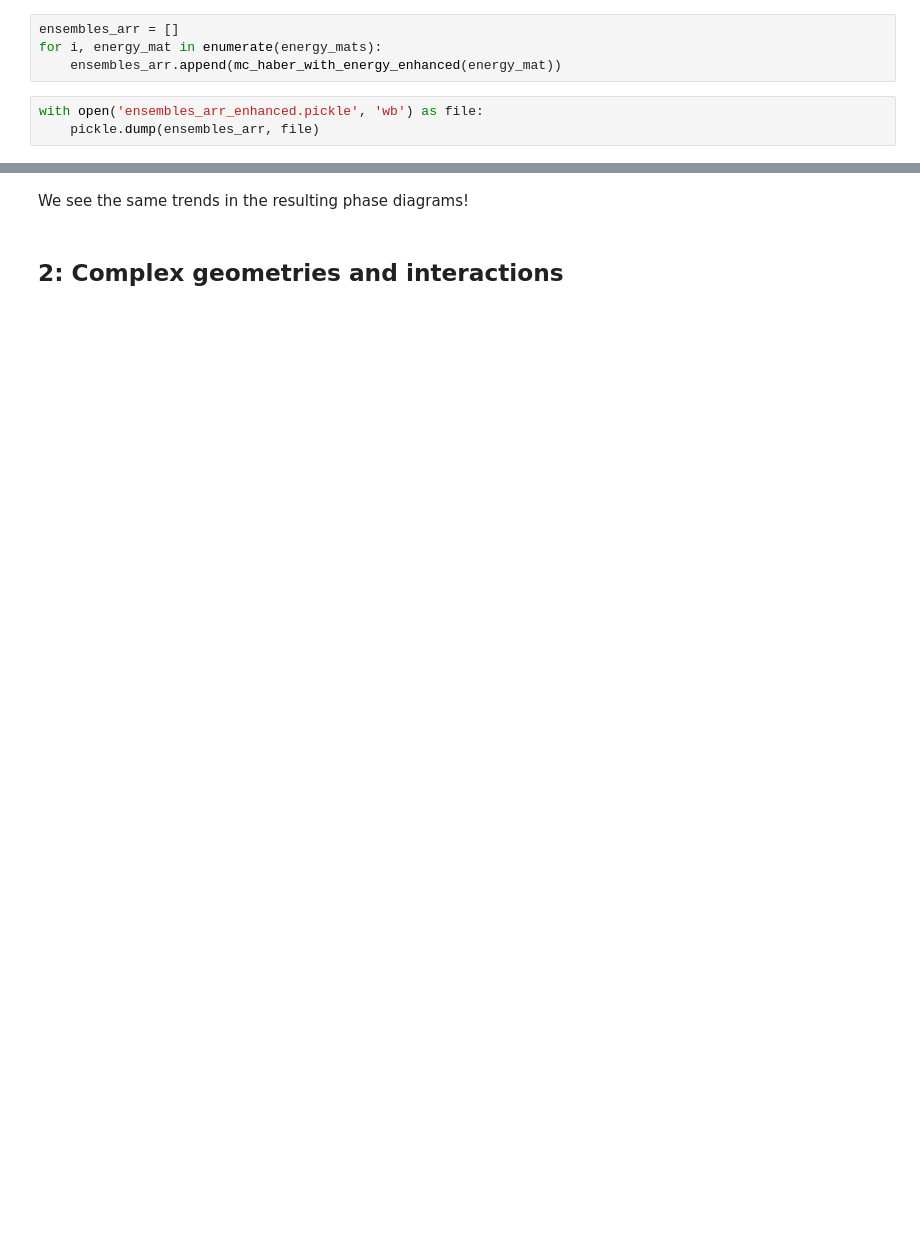
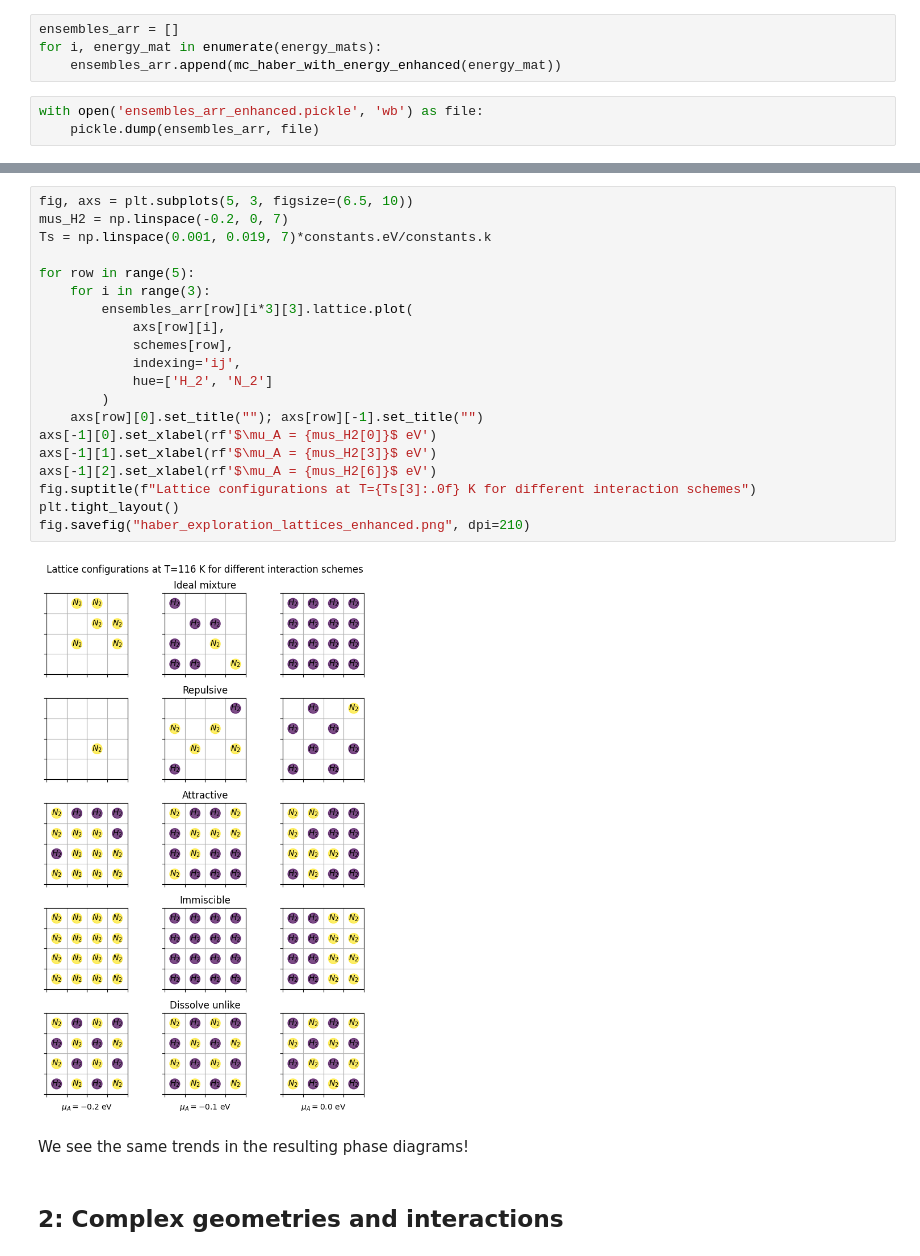
Before and after one commit to P-mandevillei/chem-4050-5050, a Jupyter notebook: project_1/project_1.ipynb, the cells around one changed output, grey strips where cells are left out. Drawn from its saved outputs; the diff is of its cells as text; blank space fills up the shorter version.

```diff
--- a/project_1/project_1.ipynb
+++ b/project_1/project_1.ipynb
@@ -1057,3 +1092,25 @@ fig.savefig('haber_exploration_enhanced_phase_diagrams.png', dpi=210)
+# %%
+fig, axs = plt.subplots(5, 3, figsize=(6.5, 10))
+mus_H2 = np.linspace(-0.2, 0, 7)
+Ts = np.linspace(0.001, 0.019, 7)*constants.eV/constants.k
+
+for row in range(5):
+    for i in range(3):
+        ensembles_arr[row][i*3][3].lattice.plot(
+            axs[row][i],
+            schemes[row],
+            indexing='ij',
+            hue=['H_2', 'N_2']
+        )
+    axs[row][0].set_title(""); axs[row][-1].set_title("")
+axs[-1][0].set_xlabel(rf'$\mu_A = {mus_H2[0]}$ eV')
+axs[-1][1].set_xlabel(rf'$\mu_A = {mus_H2[3]}$ eV')
+axs[-1][2].set_xlabel(rf'$\mu_A = {mus_H2[6]}$ eV')
+fig.suptitle(f"Lattice configurations at T={Ts[3]:.0f} K for different interaction schemes")
+plt.tight_layout()
+fig.savefig("haber_exploration_lattices_enhanced.png", dpi=210)
+# %% [output]
+[figure, added]
 # %% [markdown]
 We see the same trends in the resulting phase diagrams!
 # %% [markdown]
```
Also changed, not shown: parts of 4 cells of this notebook, 3 other files.
